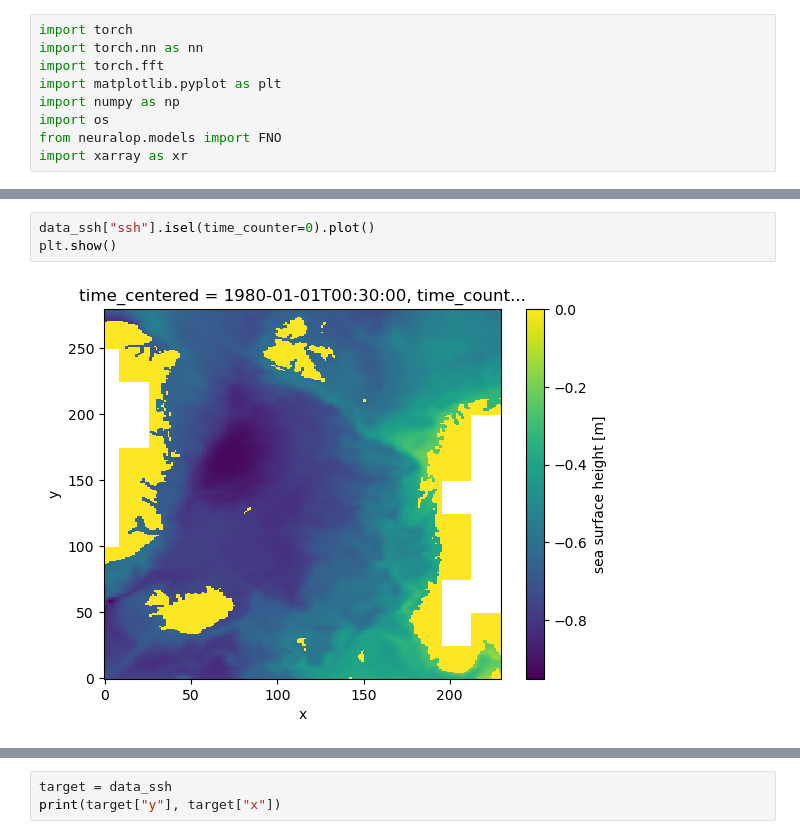
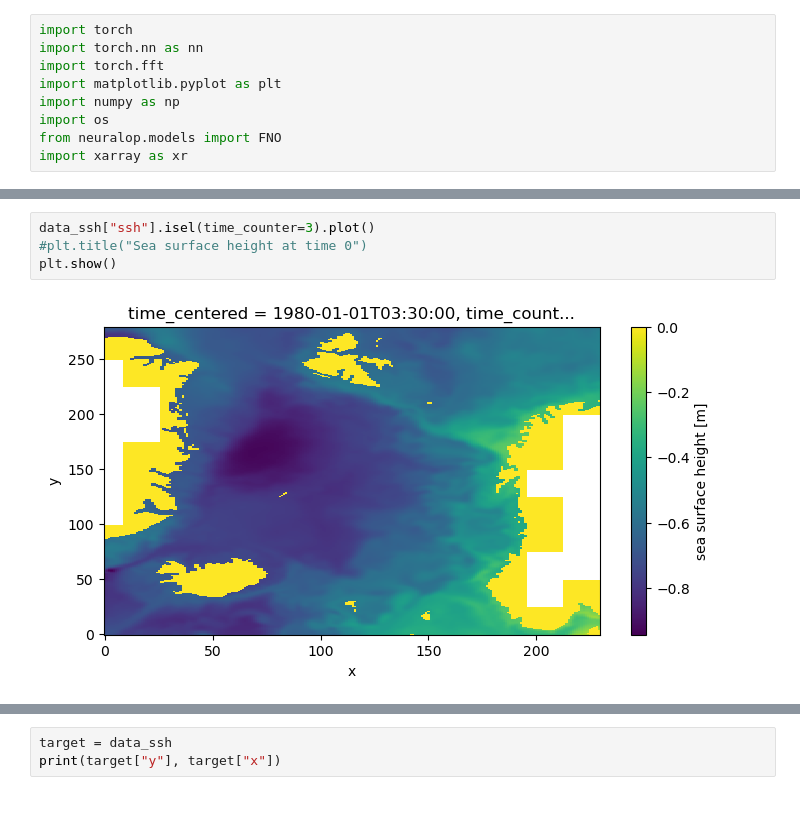
Before and after one commit to Ezi001/FNO-Nordic-Sea, a Jupyter notebook: readdata.ipynb, the cells around one changed output, grey strips where cells are left out. Drawn from its saved outputs; the diff is of its cells as text; blank space fills up the shorter version.

```diff
--- a/readdata.ipynb
+++ b/readdata.ipynb
@@ -96,6 +130,7 @@ for i in range(0, 7, 6):
 # %%
-data_ssh["ssh"].isel(time_counter=0).plot()
+data_ssh["ssh"].isel(time_counter=3).plot()
+#plt.title("Sea surface height at time 0")
 plt.show()
 # %% [output]
-[figure, old version]
+[figure, new version]
 # %%
```
Also changed, not shown: parts of 17 cells of this notebook, 10 other files.
